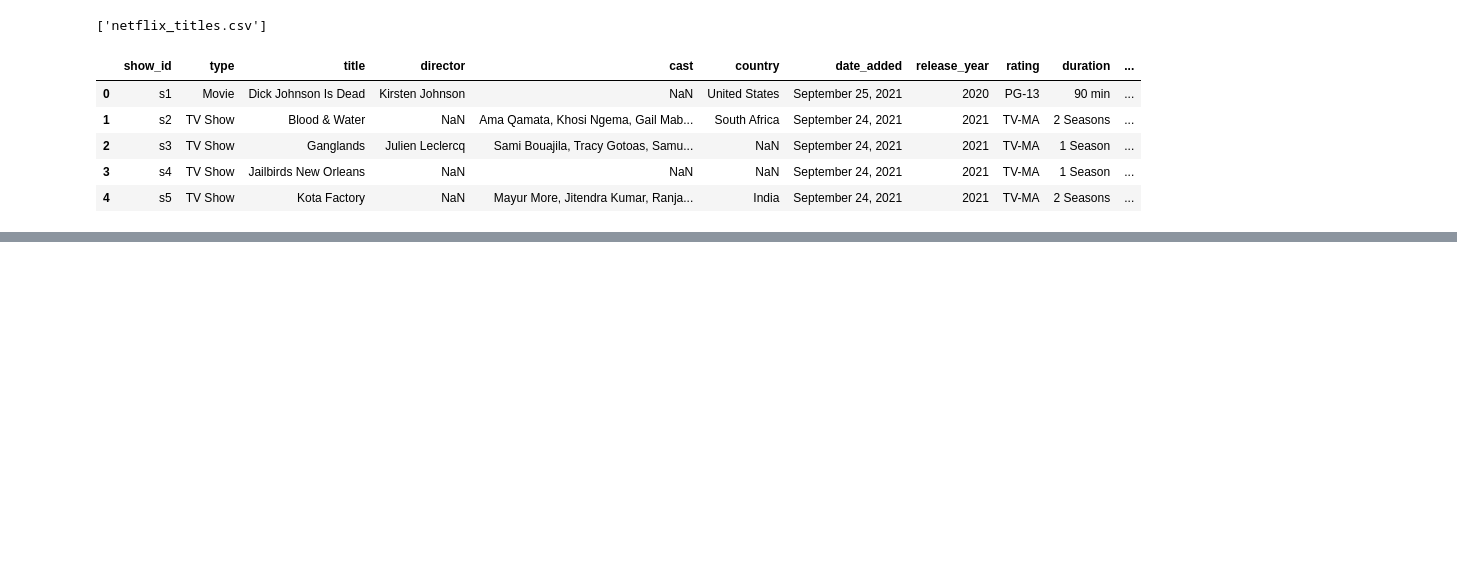
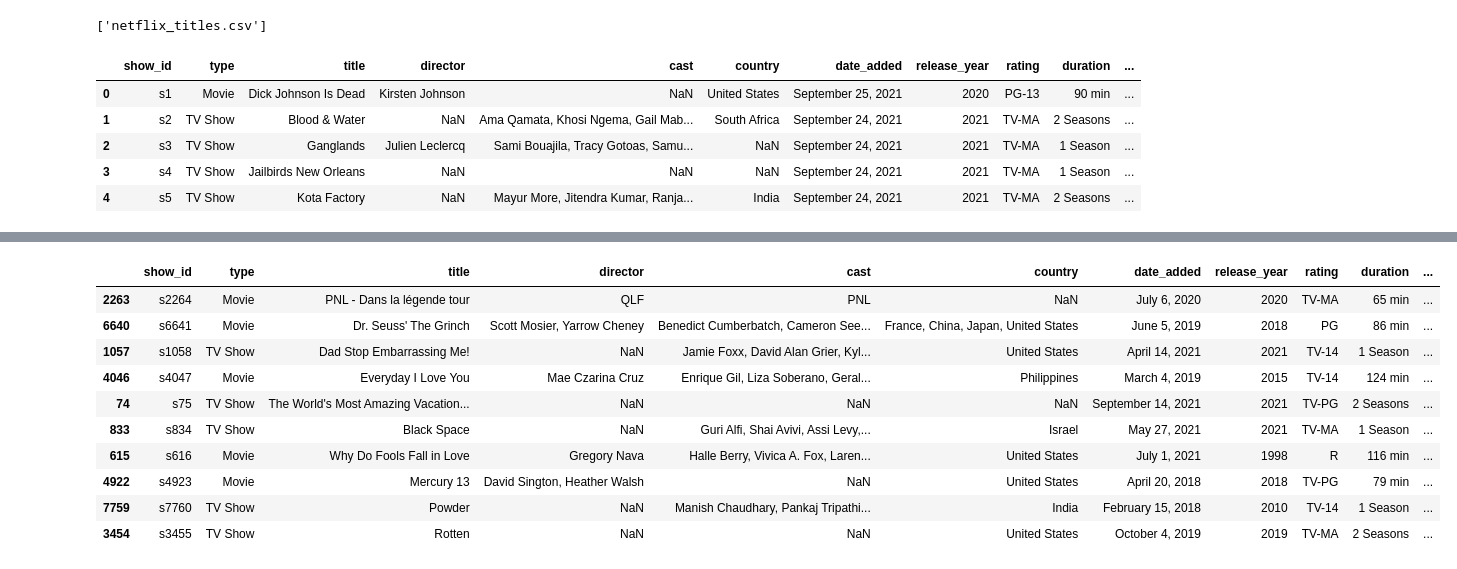
Before and after one commit to ZainabManzoorr/Netflix-movies-TV-shows, a Jupyter notebook: load_data.ipynb, the cells around one changed output, grey strips where cells are left out. Cells and saved outputs as stored; diff of their text form; code cells hidden in the pictures; blank space fills up the shorter version.

```diff
--- a/load_data.ipynb
+++ b/load_data.ipynb
@@ -25,0 +74,14 @@ df.head()
+# %%
+df.sample(10)
+# %% [output]
+|  | show_id | type | title | director | cast | country | date_added | release_year | rating | duration | ... |
+| 2263 | s2264 | Movie | PNL - Dans la légende tour | QLF | PNL | NaN | July 6, 2020 | 2020 | TV-MA | 65 min | ... |
+| 6640 | s6641 | Movie | Dr. Seuss' The Grinch | Scott Mosier, Yarrow Cheney | Benedict Cumberbatch, Cameron See... | France, China, Japan, United States | June 5, 2019 | 2018 | PG | 86 min | ... |
+| 1057 | s1058 | TV Show | Dad Stop Embarrassing Me! | NaN | Jamie Foxx, David Alan Grier, Kyl... | United States | April 14, 2021 | 2021 | TV-14 | 1 Season | ... |
+| 4046 | s4047 | Movie | Everyday I Love You | Mae Czarina Cruz | Enrique Gil, Liza Soberano, Geral... | Philippines | March 4, 2019 | 2015 | TV-14 | 124 min | ... |
+| 74 | s75 | TV Show | The World's Most Amazing Vacation... | NaN | NaN | NaN | September 14, 2021 | 2021 | TV-PG | 2 Seasons | ... |
+| 833 | s834 | TV Show | Black Space | NaN | Guri Alfi, Shai Avivi, Assi Levy,... | Israel | May 27, 2021 | 2021 | TV-MA | 1 Season | ... |
+| 615 | s616 | Movie | Why Do Fools Fall in Love | Gregory Nava | Halle Berry, Vivica A. Fox, Laren... | United States | July 1, 2021 | 1998 | R | 116 min | ... |
+| 4922 | s4923 | Movie | Mercury 13 | David Sington, Heather Walsh | NaN | United States | April 20, 2018 | 2018 | TV-PG | 79 min | ... |
+| 7759 | s7760 | TV Show | Powder | NaN | Manish Chaudhary, Pankaj Tripathi... | India | February 15, 2018 | 2010 | TV-14 | 1 Season | ... |
+| 3454 | s3455 | TV Show | Rotten | NaN | NaN | United States | October 4, 2019 | 2019 | TV-MA | 2 Seasons | ... |
```
Also changed, not shown: parts of 8 cells of this notebook.
